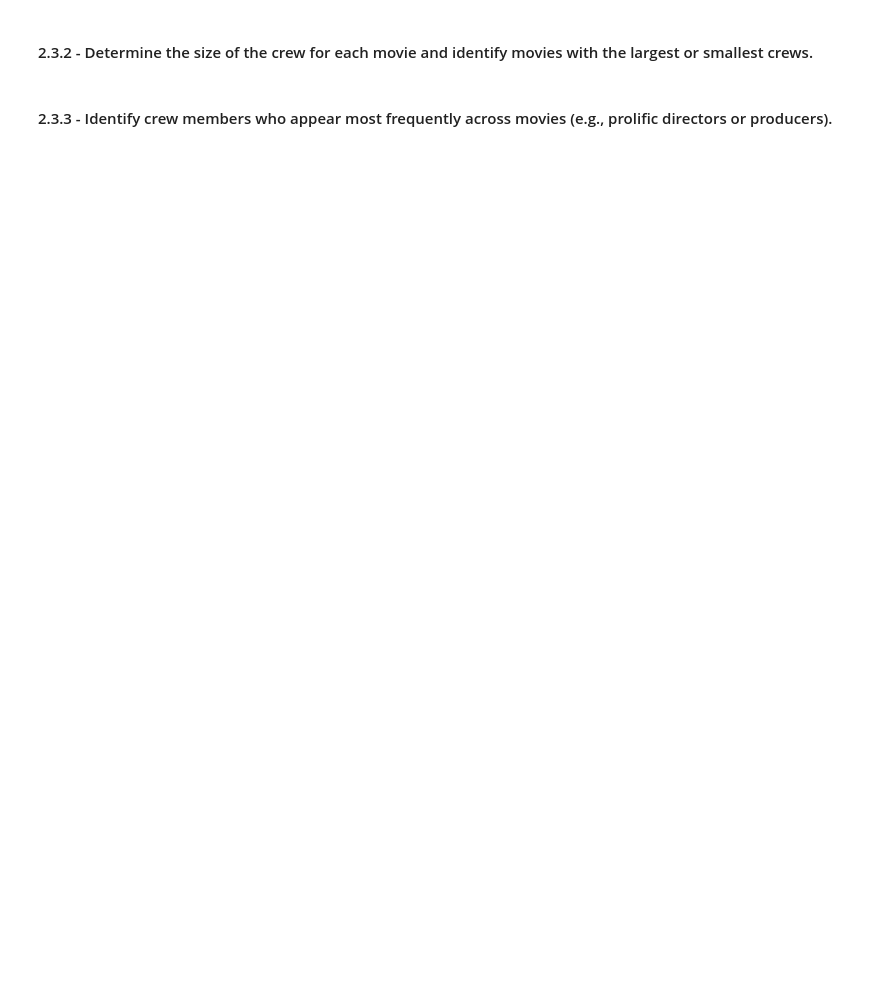
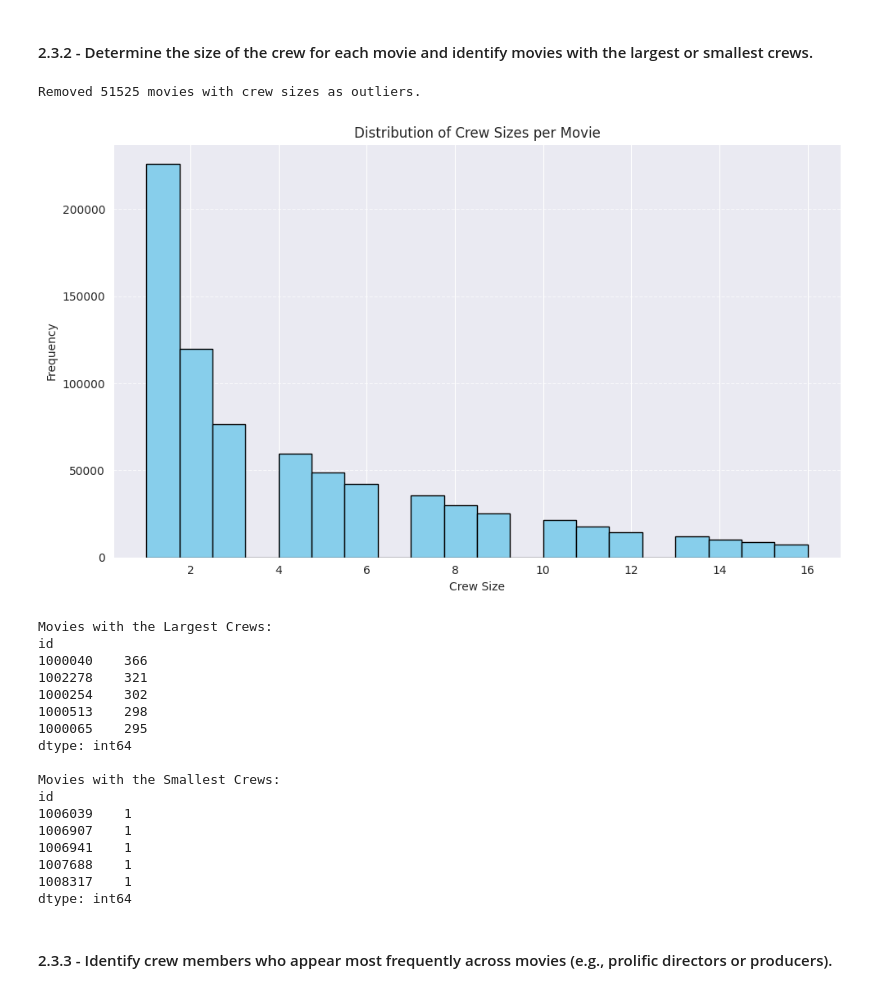
Before and after one commit to SacchettiLorenzo/IUMTWEB_DataAnalysis, a Jupyter notebook: data analysis/analysis.ipynb, the cells around one changed output. Drawn from its saved outputs; the diff is of its cells as text; code cells hidden in the pictures; blank space fills up the shorter version.

```diff
--- a/data analysis/analysis.ipynb
+++ b/data analysis/analysis.ipynb
@@ -9,15 +9,15 @@ import json
 from pandas.core.interchange.dataframe_protocol import DataFrame
 
 
-movies_df = pd.read_csv('../../dataset/movies.csv').set_index('id')
-actors_df = pd.read_csv('../../dataset/actors.csv').set_index('id')
-countries_df = pd.read_csv('../../dataset/countries.csv').set_index('id')
-crew_df = pd.read_csv('../../dataset/crew.csv').set_index('id')
-genres_df = pd.read_csv('../../dataset/genres.csv').set_index('id')
-languages_df = pd.read_csv('../../dataset/languages.csv').set_index('id')
-posters_df = pd.read_csv('../../dataset/posters.csv').set_index('id')
-releases_df = pd.read_csv('../../dataset/releases.csv').set_index('id')
-studios_df = pd.read_csv('../../dataset/studios.csv').set_index('id')
-themes_df = pd.read_csv('../../dataset/themes.csv').set_index('id')
+movies_df = pd.read_csv('../../dataset/movies.csv')
+actors_df = pd.read_csv('../../dataset/actors.csv')
+countries_df = pd.read_csv('../../dataset/countries.csv')
+crew_df = pd.read_csv('../../dataset/crew.csv')
+genres_df = pd.read_csv('../../dataset/genres.csv')
+languages_df = pd.read_csv('../../dataset/languages.csv')
+posters_df = pd.read_csv('../../dataset/posters.csv')
+releases_df = pd.read_csv('../../dataset/releases.csv')
+studios_df = pd.read_csv('../../dataset/studios.csv')
+themes_df = pd.read_csv('../../dataset/themes.csv')
 
 movies_df
@@ -386,38 +570,58 @@ print(role_counts.head(10))
 #### 2.3.2 - Determine the size of the crew for each movie and identify movies with the largest or smallest crews.
 # %%
 # Remove nulls in 'movie_id'
-filtered_crew = crew_df.dropna(subset=['movie_id'])
+#filtered_crew = crew_df.dropna(subset=['movie_id'])
 
 # Count crew members per movie
-crew_size = filtered_crew.groupby('movie_id').size()
+crew_size = crew_df.groupby('id').size()
 
 # Remove outliers using IQR
 q1, q3 = crew_size.quantile([0.25, 0.75])
 iqr = q3 - q1
 lower_bound = q1 - 1.5 * iqr
 upper_bound = q3 + 1.5 * iqr
 filtered_crew_size = crew_size[(crew_size >= lower_bound) & (crew_size <= upper_bound)]
 
 print(f"Removed {len(crew_size) - len(filtered_crew_size)} movies with crew sizes as outliers.")
 
 # Plot the distribution of crew sizes
 plt.figure(figsize=(10, 6))
 filtered_crew_size.plot(kind='hist', bins=20, color='skyblue', edgecolor='black', title='Distribution of Crew Sizes per Movie')
 plt.xlabel('Crew Size')
 plt.ylabel('Frequency')
 plt.grid(axis='y', linestyle='--', alpha=0.7)
 plt.tight_layout()
 plt.show()
 
 # Display movies with the largest and smallest crews
 largest_crews = crew_size.nlargest(5)
 smallest_crews = crew_size.nsmallest(5)
 
 print("\nMovies with the Largest Crews:")
 print(largest_crews)
 
 print("\nMovies with the Smallest Crews:")
 print(smallest_crews)
+# %% [output]
+Removed 51525 movies with crew sizes as outliers.
+[figure, added]
+Movies with the Largest Crews:
+id
+1000040    366
+1002278    321
+1000254    302
+1000513    298
+1000065    295
+dtype: int64
+
+Movies with the Smallest Crews:
+id
+1006039    1
+1006907    1
+1006941    1
+1007688    1
+1008317    1
+dtype: int64
 # %% [markdown]
 #### 2.3.3 - Identify crew members who appear most frequently across movies (e.g., prolific directors or producers).
 # %%
```
Also changed, not shown: parts of 37 cells of this notebook, 1 other file.
